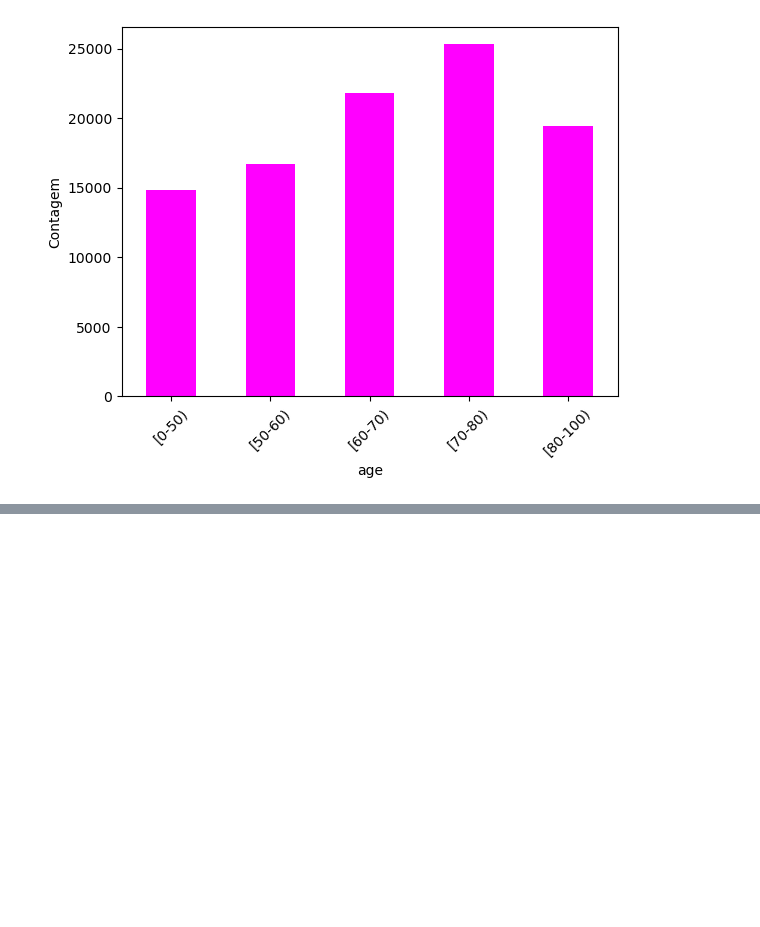
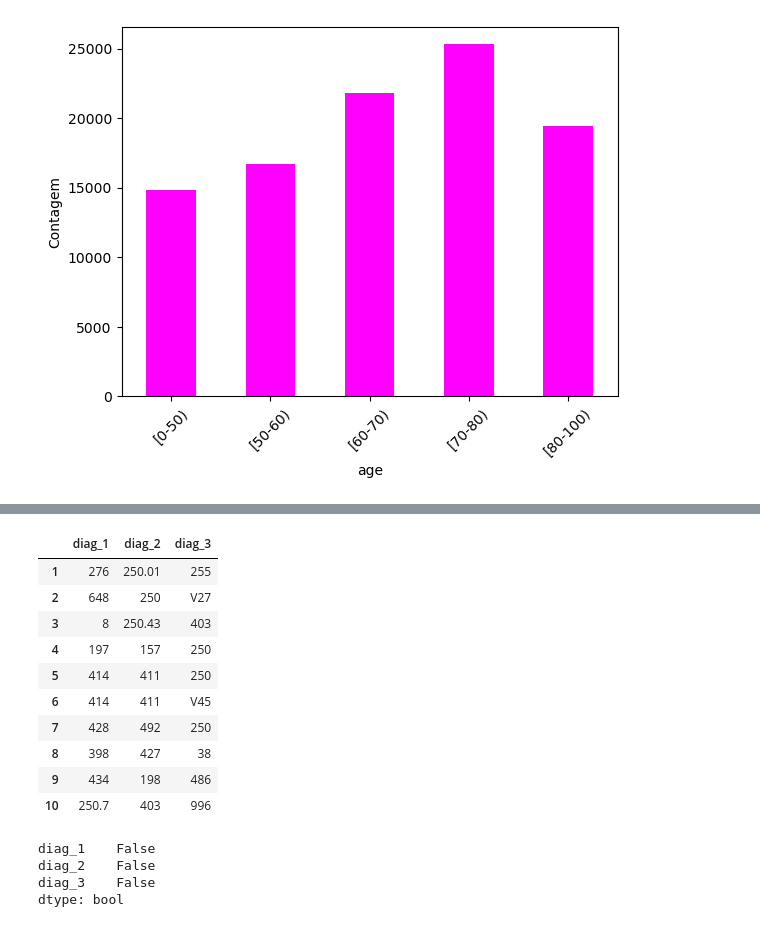
Before and after one commit to leojutsu/analise_de_dados, a Jupyter notebook: Projeto7.ipynb, the cells around one changed output, grey strips where cells are left out. Drawn from its saved outputs; the diff is of its cells as text; code cells hidden in the pictures; blank space fills up the shorter version.

```diff
--- a/Projeto7.ipynb
+++ b/Projeto7.ipynb
@@ -482,0 +511,3 @@ plt.show()
+# %%
+# List Comprehentions
+df['admission_type_id'] = pd.Series(['Emergencia' if val == 1 else 'Outro' for val in df['admission_type_id']], index = df.index)
@@ -482,0 +538,3 @@ plt.show()
+# %%
+df['discharge_disposition_id'] = pd.Series(['Casa' if val == 1 else 'Outro'
+                                            for val in df['discharge_disposition_id']], index = df.index)
@@ -482,0 +591,3 @@ plt.show()
+# %%
+df['admission_source_id'] = pd.Series(['Sala_Emergencia' if val == 7 else 'Recomendacao' if val == 1 else 'Outro'
+                                        for val in df['admission_source_id']], index = df.index)
@@ -482,0 +627,3 @@ plt.show()
+# %%
+# Cancatenar as 3 variáveis em um dataframe
+diagnostico = df[['diag_1', 'diag_2', 'diag_3']]
@@ -482,0 +632,22 @@ plt.show()
+# %%
+diagnostico.head(10)
+# %% [output]
+|  | diag_1 | diag_2 | diag_3 |
+| 1 | 276 | 250.01 | 255 |
+| 2 | 648 | 250 | V27 |
+| 3 | 8 | 250.43 | 403 |
+| 4 | 197 | 157 | 250 |
+| 5 | 414 | 411 | 250 |
+| 6 | 414 | 411 | V45 |
+| 7 | 428 | 492 | 250 |
+| 8 | 398 | 427 | 38 |
+| 9 | 434 | 198 | 486 |
+| 10 | 250.7 | 403 | 996 |
+# %%
+# Verificando se há valores ausentes
+diagnostico.isnull().any()
+# %% [output]
+diag_1    False
+diag_2    False
+diag_3    False
+dtype: bool
```
Also changed, not shown: parts of 28 cells of this notebook.
